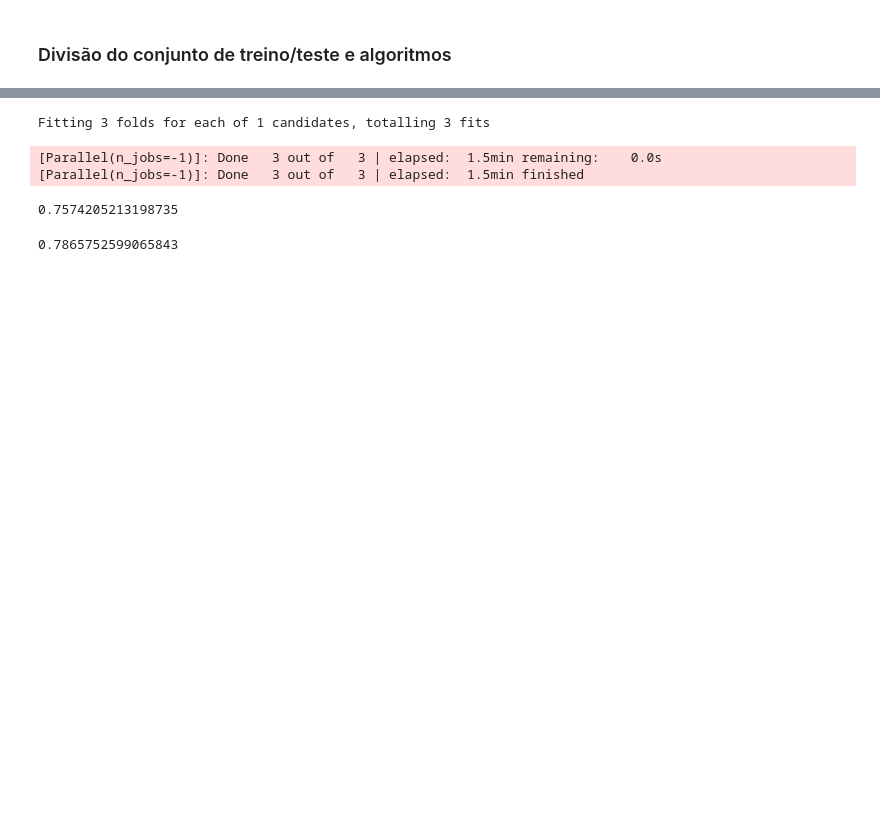
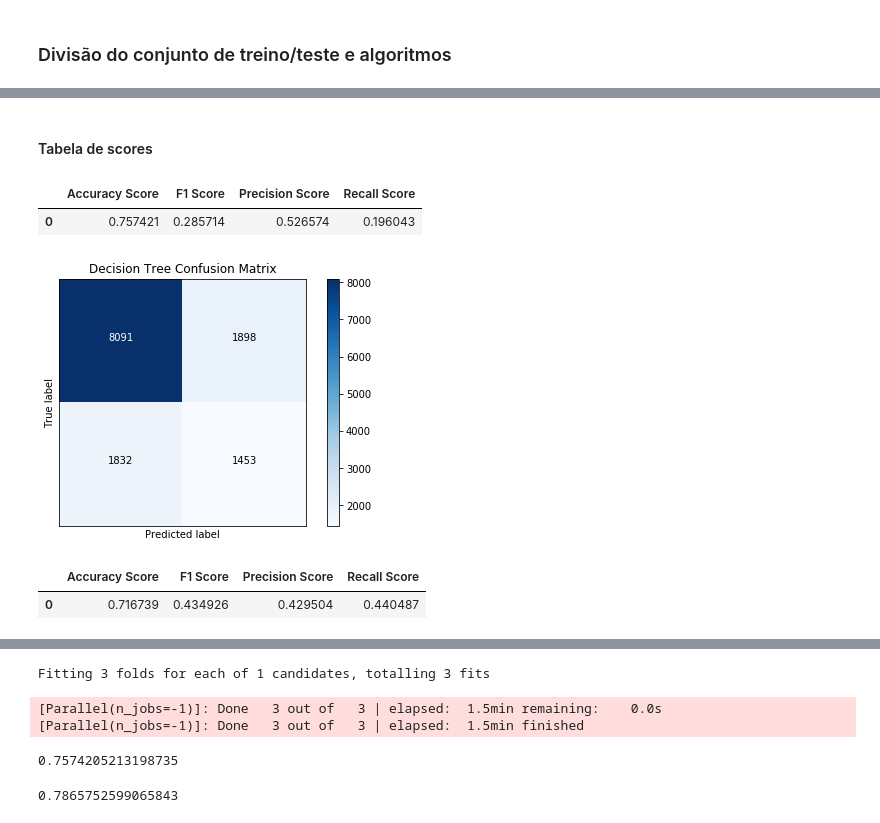
Before and after one commit to gaabrielfranco/data-mining-w2, a Jupyter notebook: tp2_gabriel.ipynb, the cells around one changed output, grey strips where cells are left out. Saved outputs shown, nothing was run; the diff lists cells and outputs as text; code cells hidden in the pictures; blank space fills up the shorter version.

```diff
--- a/tp2_gabriel.ipynb
+++ b/tp2_gabriel.ipynb
@@ -138,0 +126,15 @@ print(recall_score(y_test, dt.predict(X_test)))
+# %% [markdown]
+#### Tabela de scores
+# %%
+df_scores_nb_mult = create_scores_df(nb_mult)
+df_scores_nb_mult
+# %% [output]
+|  | Accuracy Score | F1 Score | Precision Score | Recall Score |
+| 0 | 0.757421 | 0.285714 | 0.526574 | 0.196043 |
+# %%
+dt = tree.DecisionTreeClassifier()
+dt.fit(X_train, y_train)
+
+plot_confusion_matrix(confusion_matrix(y_test, dt.predict(X_test)), title="Decision Tree Confusion Matrix")
+# %% [output]
+[figure, added]
@@ -139 +146,7 @@ print(recall_score(y_test, dt.predict(X_test)))
+# %%
+df_scores_dt = create_scores_df(dt)
+df_scores_dt
+# %% [output]
+|  | Accuracy Score | F1 Score | Precision Score | Recall Score |
+| 0 | 0.716739 | 0.434926 | 0.429504 | 0.440487 |
 # %%
```
Also changed, not shown: parts of 21 cells of this notebook, 2 other files.
